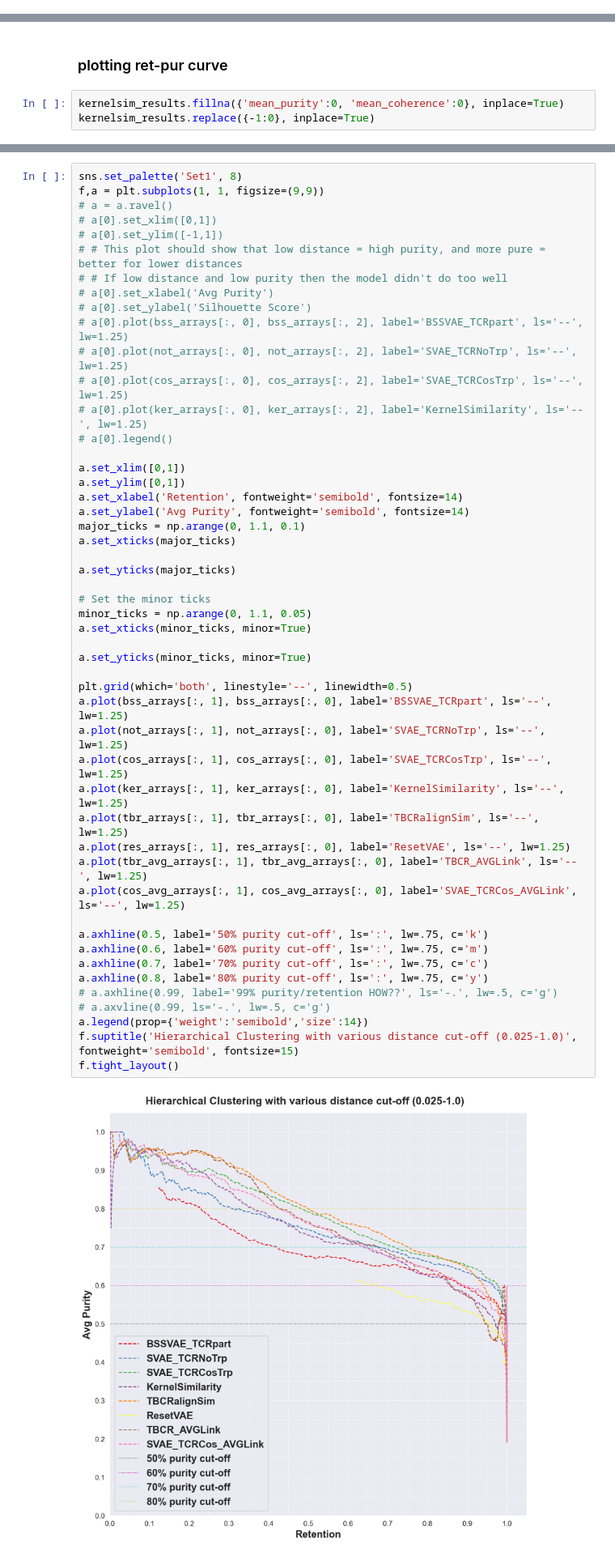
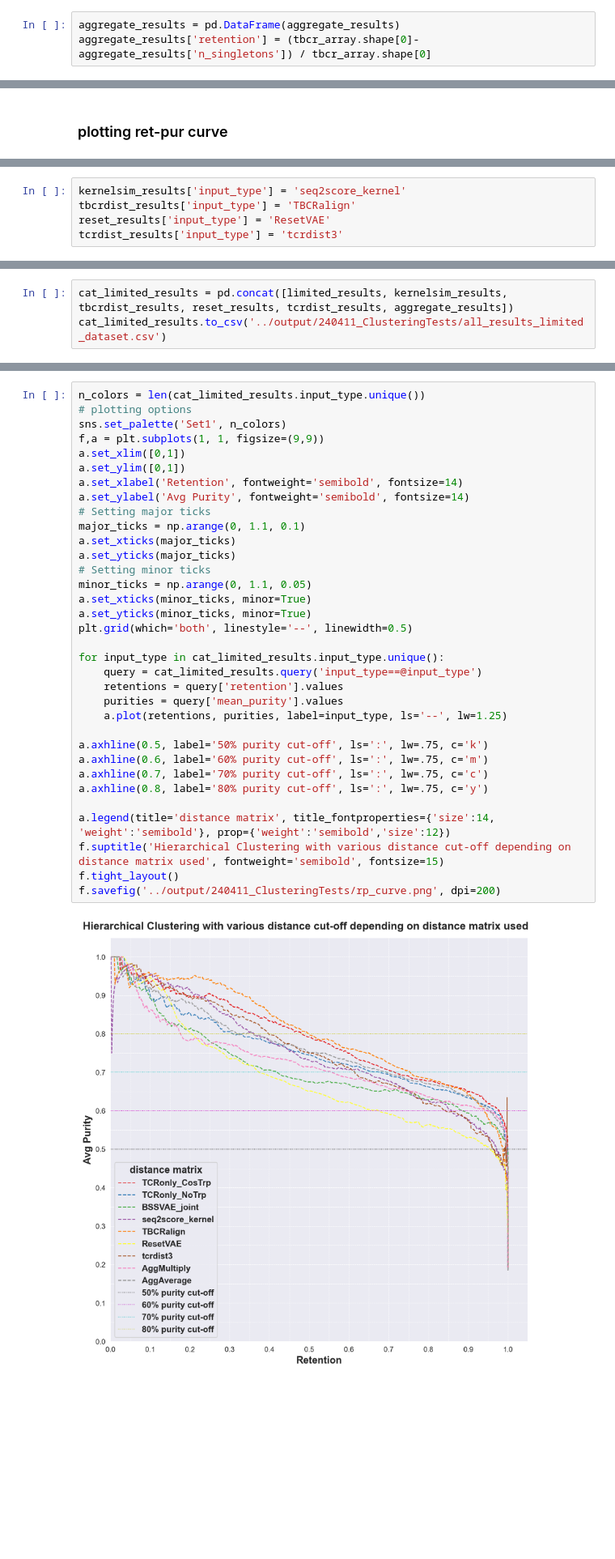
Before and after one commit to richieYT-wan/tclustr, a Jupyter notebook: notebooks/240409_AllModelsClusteringTests.ipynb, the cells around one changed output, grey strips where cells are left out. Shown at 81% size. Drawn from its saved outputs; the diff is of its cells as text; blank space fills up the shorter version.

Commit message:
added clustering pipeline notebook and saved new baselinedata

```diff
--- a/notebooks/240409_AllModelsClusteringTests.ipynb
+++ b/notebooks/240409_AllModelsClusteringTests.ipynb
@@ -853,7 +974,7 @@ average_results['retention'] = (tbcr_array.shape[0]-average_results['n_singleton
+# %%
+aggregate_results = pd.DataFrame(aggregate_results)
+aggregate_results['retention'] = (tbcr_array.shape[0]-aggregate_results['n_singletons']) / tbcr_array.shape[0]
 # %% [markdown]
 # Results check : Do some plots heatmaps, curves etc
 # %% [markdown]
 ### plotting ret-pur curve
-# %%
-kernelsim_results.fillna({'mean_purity':0, 'mean_coherence':0}, inplace=True)
-kernelsim_results.replace({-1:0}, inplace=True)
@@ -866,0 +1009,5 @@ res_arrays = reset_results[['mean_purity', 'retention', 'mean_coherence']].value
+# %%
+kernelsim_results['input_type'] = 'seq2score_kernel'
+tbcrdist_results['input_type'] = 'TBCRalign'
+reset_results['input_type'] = 'ResetVAE'
+tcrdist_results['input_type'] = 'tcrdist3'
@@ -867,3 +1018,6 @@ res_arrays = reset_results[['mean_purity', 'retention', 'mean_coherence']].value
+# %%
+cat_limited_results = pd.concat([limited_results, kernelsim_results, tbcrdist_results, reset_results, tcrdist_results, aggregate_results])
+cat_limited_results.to_csv('../output/240411_ClusteringTests/all_results_limited_dataset.csv')
 # %%
 cos_avg_arrays = average_results.query('input_type == "cos"')[['mean_purity','retention', 'mean_coherence']].values
 tbr_avg_arrays = average_results.query('input_type == "TCRBase"')[['mean_purity','retention', 'mean_coherence']].values
@@ -870,52 +1029,36 @@ tbr_avg_arrays = average_results.query('input_type == "TCRBase"')[['mean_purity'
 # %%
-sns.set_palette('Set1', 8)
+n_colors = len(cat_limited_results.input_type.unique())
+# plotting options
+sns.set_palette('Set1', n_colors)
 f,a = plt.subplots(1, 1, figsize=(9,9))
-# a = a.ravel()
-# a[0].set_xlim([0,1])
-# a[0].set_ylim([-1,1])
-# # This plot should show that low distance = high purity, and more pure = better for lower distances
-# # If low distance and low purity then the model didn't do too well
-# a[0].set_xlabel('Avg Purity')
-# a[0].set_ylabel('Silhouette Score')
-# a[0].plot(bss_arrays[:, 0], bss_arrays[:, 2], label='BSSVAE_TCRpart', ls='--', lw=1.25)
-# a[0].plot(not_arrays[:, 0], not_arrays[:, 2], label='SVAE_TCRNoTrp', ls='--', lw=1.25)
-# a[0].plot(cos_arrays[:, 0], cos_arrays[:, 2], label='SVAE_TCRCosTrp', ls='--', lw=1.25)
-# a[0].plot(ker_arrays[:, 0], ker_arrays[:, 2], label='KernelSimilarity', ls='--', lw=1.25)
-# a[0].legend()
-
 a.set_xlim([0,1])
 a.set_ylim([0,1])
 a.set_xlabel('Retention', fontweight='semibold', fontsize=14)
 a.set_ylabel('Avg Purity', fontweight='semibold', fontsize=14)
+# Setting major ticks
 major_ticks = np.arange(0, 1.1, 0.1)
 a.set_xticks(major_ticks)
-
 a.set_yticks(major_ticks)
-
-# Set the minor ticks
+# Setting minor ticks
 minor_ticks = np.arange(0, 1.1, 0.05)
 a.set_xticks(minor_ticks, minor=True)
+a.set_yticks(minor_ticks, minor=True)
+plt.grid(which='both', linestyle='--', linewidth=0.5)
 
-a.set_yticks(minor_ticks, minor=True)
-
-plt.grid(which='both', linestyle='--', linewidth=0.5)
-a.plot(bss_arrays[:, 1], bss_arrays[:, 0], label='BSSVAE_TCRpart', ls='--', lw=1.25)
-a.plot(not_arrays[:, 1], not_arrays[:, 0], label='SVAE_TCRNoTrp', ls='--', lw=1.25)
-a.plot(cos_arrays[:, 1], cos_arrays[:, 0], label='SVAE_TCRCosTrp', ls='--', lw=1.25)
-a.plot(ker_arrays[:, 1], ker_arrays[:, 0], label='KernelSimilarity', ls='--', lw=1.25)
-a.plot(tbr_arrays[:, 1], tbr_arrays[:, 0], label='TBCRalignSim', ls='--', lw=1.25)
-a.plot(res_arrays[:, 1], res_arrays[:, 0], label='ResetVAE', ls='--', lw=1.25)
-a.plot(tbr_avg_arrays[:, 1], tbr_avg_arrays[:, 0], label='TBCR_AVGLink', ls='--', lw=1.25)
-a.plot(cos_avg_arrays[:, 1], cos_avg_arrays[:, 0], label='SVAE_TCRCos_AVGLink', ls='--', lw=1.25)
+for input_type in cat_limited_results.input_type.unique():
+    query = cat_limited_results.query('input_type==@input_type')
+    retentions = query['retention'].values
+    purities = query['mean_purity'].values
+    a.plot(retentions, purities, label=input_type, ls='--', lw=1.25)
 
 a.axhline(0.5, label='50% purity cut-off', ls=':', lw=.75, c='k')
 a.axhline(0.6, label='60% purity cut-off', ls=':', lw=.75, c='m')
 a.axhline(0.7, label='70% purity cut-off', ls=':', lw=.75, c='c')
 a.axhline(0.8, label='80% purity cut-off', ls=':', lw=.75, c='y')
-# a.axhline(0.99, label='99% purity/retention HOW??', ls='-.', lw=.5, c='g')
-# a.axvline(0.99, ls='-.', lw=.5, c='g')
-a.legend(prop={'weight':'semibold','size':14})
-f.suptitle('Hierarchical Clustering with various distance cut-off (0.025-1.0)', fontweight='semibold', fontsize=15)
+
+a.legend(title='distance matrix', title_fontproperties={'size':14, 'weight':'semibold'}, prop={'weight':'semibold','size':12})
+f.suptitle('Hierarchical Clustering with various distance cut-off depending on distance matrix used', fontweight='semibold', fontsize=15)
 f.tight_layout()
+f.savefig('../output/240411_ClusteringTests/rp_curve.png', dpi=200)
 # %% [output]
-[figure, old version]
+[figure, new version]
```
Also changed, not shown: parts of 44 cells of this notebook, 1 other file.
